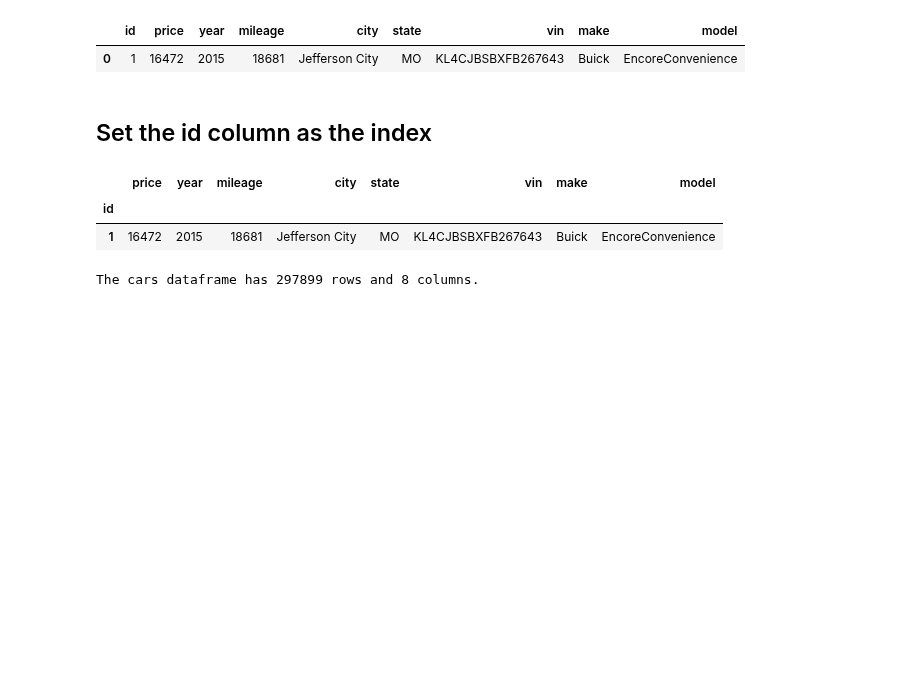
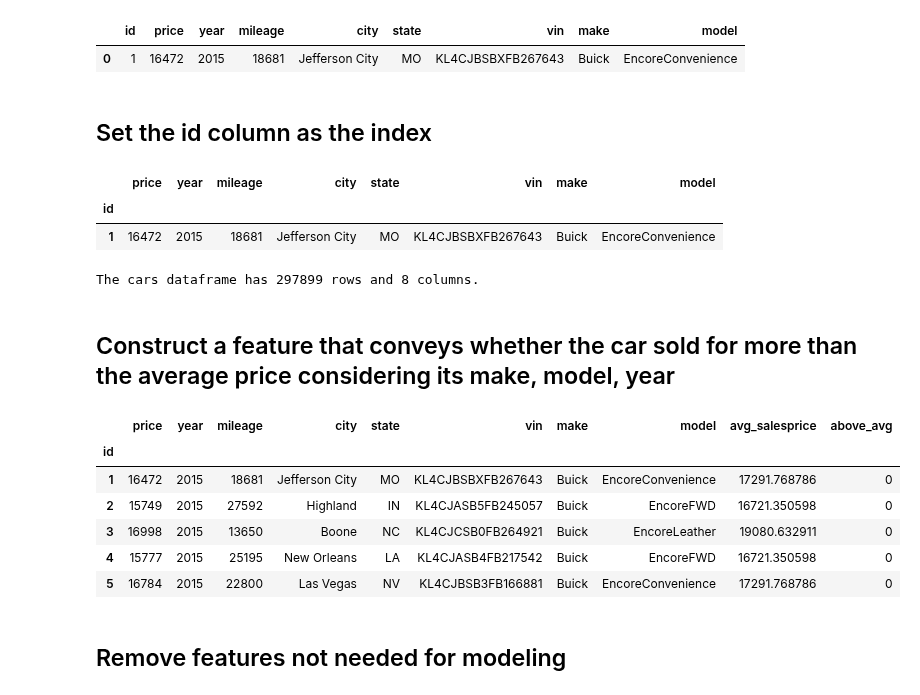
Before and after one commit to faithkane3/ds-methodologies-exercises, a Jupyter notebook: advanced_topics/cross_validation.ipynb, the cells around one changed output. Cells and saved outputs as stored; diff of their text form; code cells hidden in the pictures; blank space fills up the shorter version.

```diff
--- a/advanced_topics/cross_validation.ipynb
+++ b/advanced_topics/cross_validation.ipynb
@@ -197,3 +198,21 @@ cars.head(1)
 print(f'The cars dataframe has {cars.shape[0]} rows and {cars.shape[1]} columns.')
 # %% [output]
 The cars dataframe has 297899 rows and 8 columns.
+# %% [markdown]
+## Construct a feature that conveys whether the car sold for more than the average price considering its make, model, year
+# %%
+cars['avg_salesprice'] = cars.groupby(['year', 'make', 'model']).price.transform('mean')
+# %%
+cars['above_avg'] = (cars.price > cars.avg_salesprice).astype(int)
+# %%
+cars.head()
+# %% [output]
+|  | price | year | mileage | city | state | vin | make | model | avg_salesprice | above_avg |
+| id |  |  |  |  |  |  |  |  |  |  |
+| 1 | 16472 | 2015 | 18681 | Jefferson City | MO | KL4CJBSBXFB267643 | Buick | EncoreConvenience | 17291.768786 | 0 |
+| 2 | 15749 | 2015 | 27592 | Highland | IN | KL4CJASB5FB245057 | Buick | EncoreFWD | 16721.350598 | 0 |
+| 3 | 16998 | 2015 | 13650 | Boone | NC | KL4CJCSB0FB264921 | Buick | EncoreLeather | 19080.632911 | 0 |
+| 4 | 15777 | 2015 | 25195 | New Orleans | LA | KL4CJASB4FB217542 | Buick | EncoreFWD | 16721.350598 | 0 |
+| 5 | 16784 | 2015 | 22800 | Las Vegas | NV | KL4CJBSB3FB166881 | Buick | EncoreConvenience | 17291.768786 | 0 |
+# %% [markdown]
+## Remove features not needed for modeling
```
Also changed, not shown: parts of 17 cells of this notebook.
